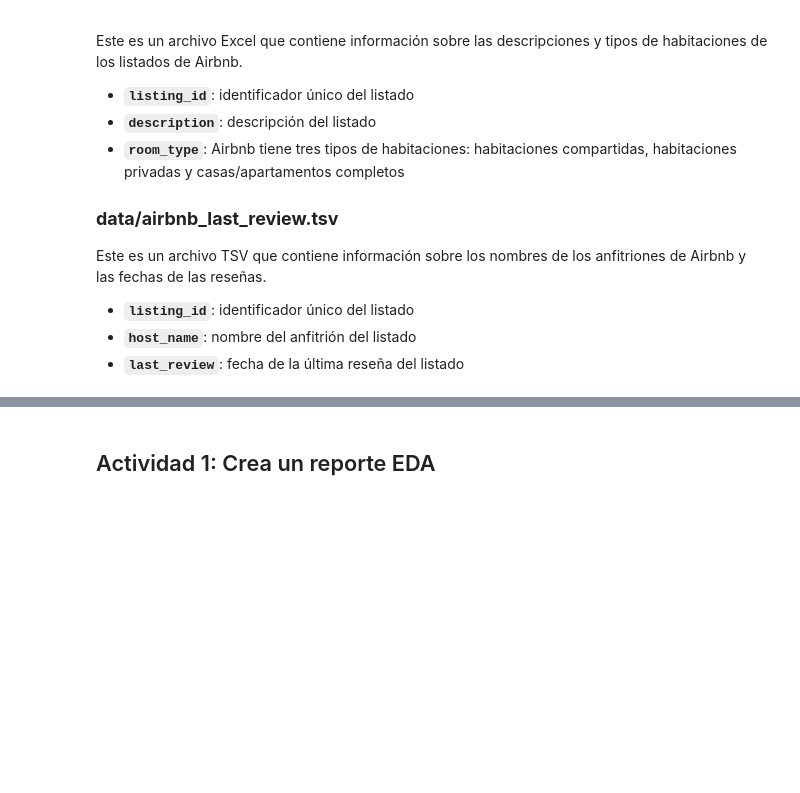
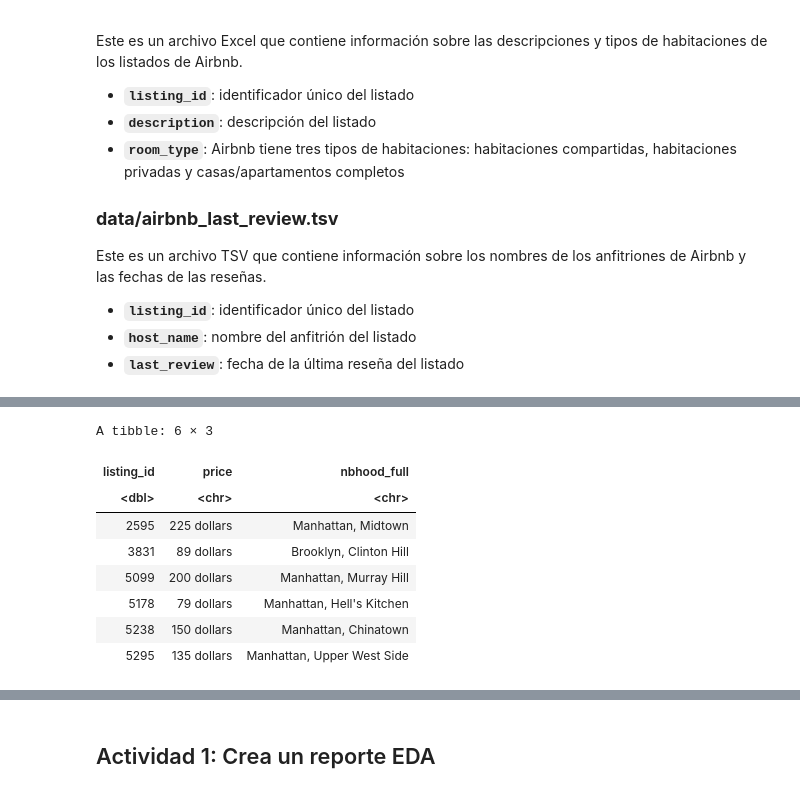
Before and after one commit to olmedoj/tarea-en-r, a Jupyter notebook: ANALISIS DE DATOS EN R II.ipynb, the cells around one changed output, grey strips where cells are left out. Saved outputs shown, nothing was run; the diff lists cells and outputs as text; code cells hidden in the pictures; blank space fills up the shorter version.

```diff
--- a/ANALISIS DE DATOS EN R II.ipynb
+++ b/ANALISIS DE DATOS EN R II.ipynb
@@ -492,0 +508,12 @@ unzip("data.zip")
+# %%
+head(data_csv)
+# %% [output]
+A tibble: 6 × 3
+| listing_id | price | nbhood_full |
+| <dbl> | <chr> | <chr> |
+| 2595 | 225 dollars | Manhattan, Midtown |
+| 3831 | 89 dollars | Brooklyn, Clinton Hill |
+| 5099 | 200 dollars | Manhattan, Murray Hill |
+| 5178 | 79 dollars | Manhattan, Hell's Kitchen |
+| 5238 | 150 dollars | Manhattan, Chinatown |
+| 5295 | 135 dollars | Manhattan, Upper West Side |
```
Also changed, not shown: parts of 11 cells of this notebook.
